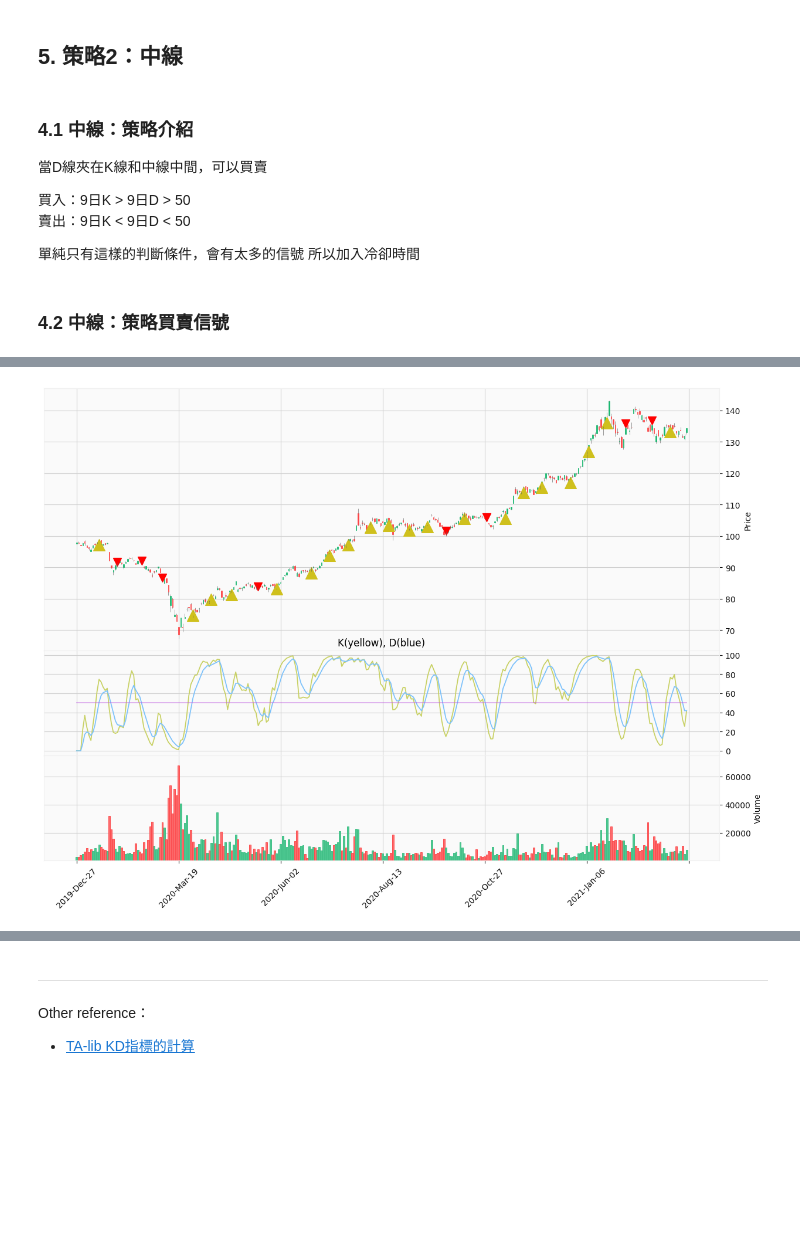
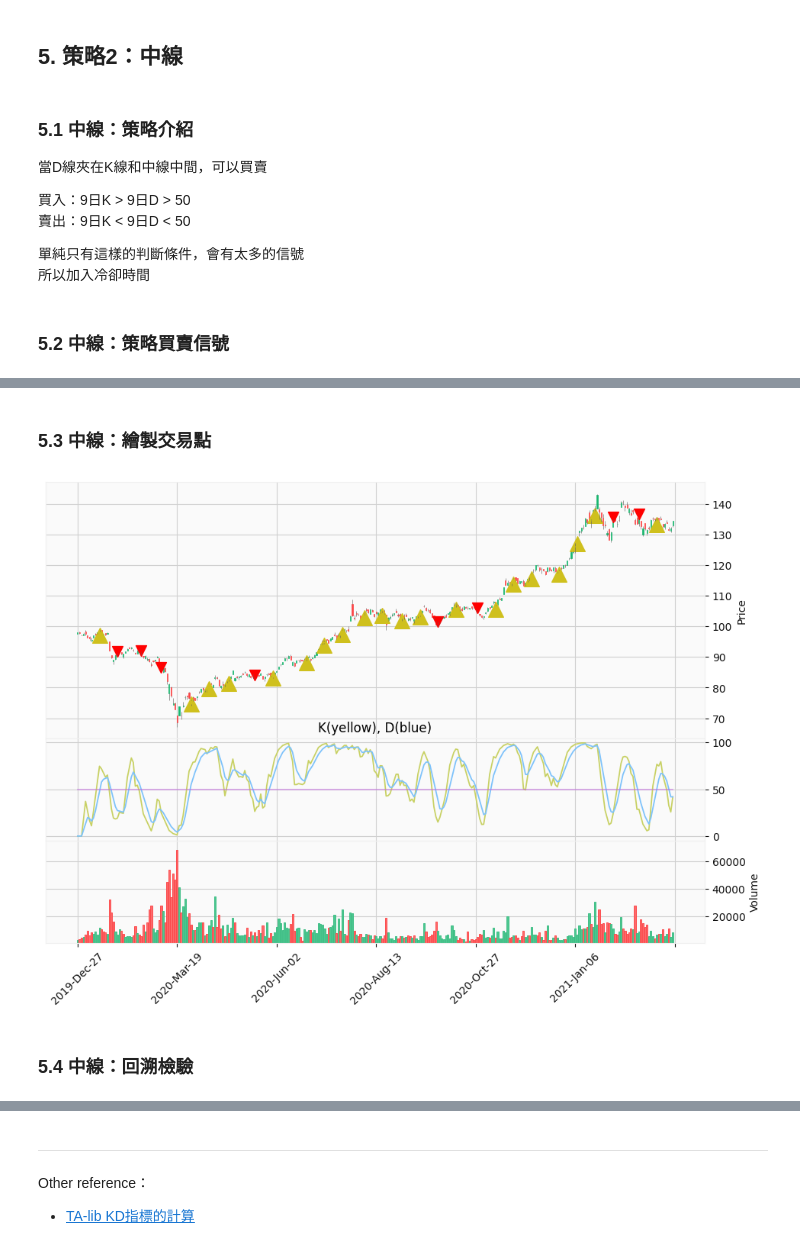
Before and after one commit to a23956491z/backtesting-project, a Jupyter notebook: production/KD/explanation.ipynb, the cells around one changed output, grey strips where cells are left out. Cells and saved outputs as stored; diff of their text form; code cells hidden in the pictures; blank space fills up the shorter version.

```diff
--- a/production/KD/explanation.ipynb
+++ b/production/KD/explanation.ipynb
@@ -293,7 +293,7 @@ accuracy : 100.0 %
 # %% [markdown]
 ## 5. 策略2：中線
 # %% [markdown]
-### 4.1 中線：策略介紹
+### 5.1 中線：策略介紹
 當D線夾在K線和中線中間，可以買賣
 
 
@@ -303,7 +303,7 @@ accuracy : 100.0 %
 單純只有這樣的判斷條件，會有太多的信號
 所以加入冷卻時間
 # %% [markdown]
-### 4.2 中線：策略買賣信號
+### 5.2 中線：策略買賣信號
 # %%
 # initialize 'buy' & 'sell' column by filling with 0
 data['buy'] = np.zeros(ticker.shape[0])
@@ -354,6 +354,8 @@ buy  | 2021-01-20 00:00:00
 sell | 2021-02-02 00:00:00
 sell | 2021-03-03 00:00:00
 buy  | 2021-03-16 00:00:00
+# %% [markdown]
+### 5.3 中線：繪製交易點
 # %%
 plots = []
 
@@ -367,35 +369,37 @@ for index, row in data.iterrows():
 
 
 plots = [
     # Add the KD indicator to plot
     #     '#c8d164' is yellow
     #     '#7dc2fa' is blue
     mpf.make_addplot(data['k'], panel = 1, color='#c8d164', title='K(yellow), D(blue)'),
     mpf.make_addplot(data['d'], panel = 1, color='#7dc2fa'),
 
     # Add middle line
     mpf.make_addplot(np.full((len(data['k'])), middle_line), panel = 1, color='#bf5ce0', alpha=0.5)
 ]
 
 # Add trading point to plot
 #    np.isnan(sell) determine the value is nan or not
 #    count_nonzero(np.isnan(sell)) counts how many nan we have
 #    if nan amount equal the length of array, we don't have sell record
 if not np.count_nonzero(np.isnan(sell)) == len(sell):
     plots.append(mpf.make_addplot(sell , type = 'scatter', color = 'red', marker = 'v', markersize = 100))
 if not np.count_nonzero(np.isnan(buy)) == len(buy):
     plots.append(mpf.make_addplot(buy , type = 'scatter', color = '#cfc01d', marker = '^', markersize = 200))
 
 mpf.plot( data,
             type='candle',       # candlestick chart of stock price
             volume=True,         # plots trading volume as well
             volume_panel=2,
-            figscale=2,          # make graph twice bigger
+            figscale=1.5,          # make graph twice bigger
             style='yahoo',       # color scheme using 'yahoo' style
             addplot = plots,
 )
 # %% [output]
-[figure, old version]
+[figure, new version]
+# %% [markdown]
+### 5.4 中線：回溯檢驗
 # %%
 # how many shares we hold, and the money balance
 have_shares , balance = 0, 0
```
Also changed, not shown: parts of 4 cells of this notebook, 1 other file.
